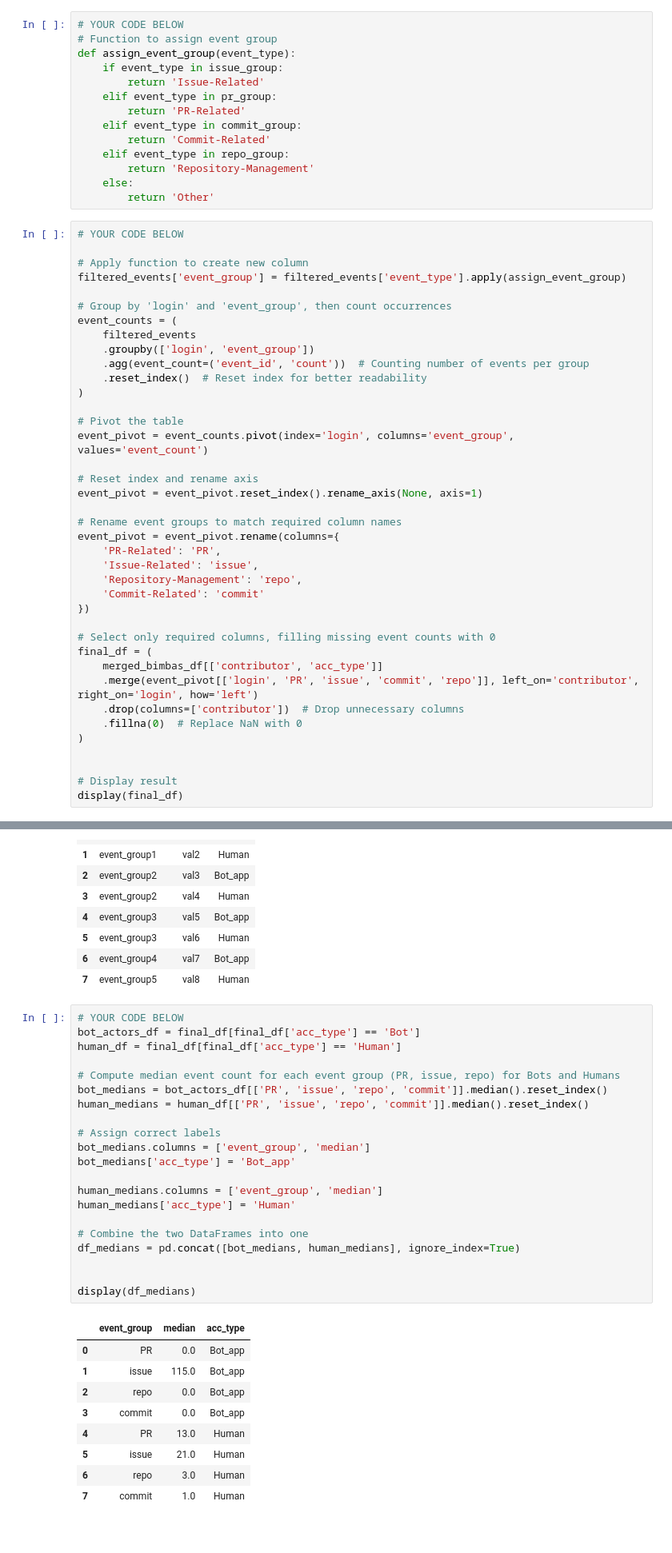
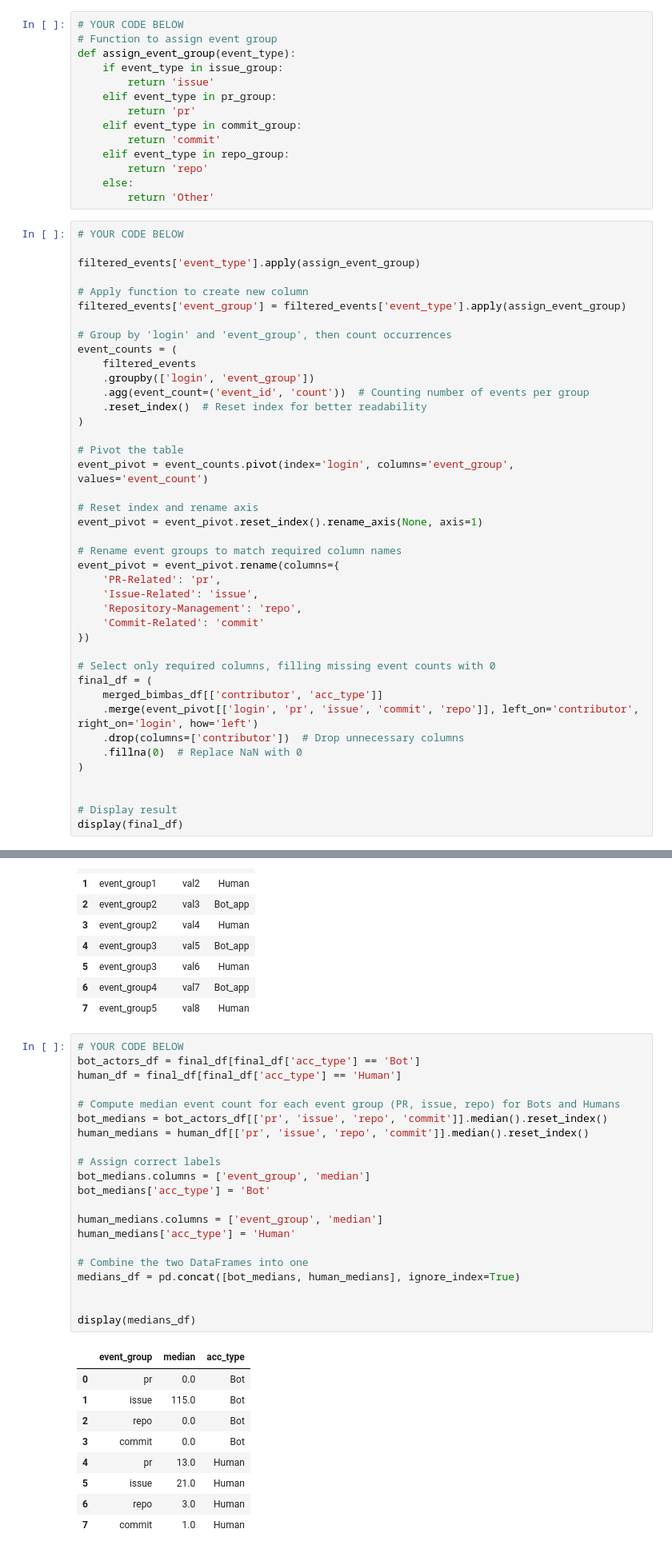
Before and after one commit to ToneskoNewAccount/Software_Evolution_TP_bots, a Jupyter notebook: TP_bots_template.ipynb, the cells around one changed output, grey strips where cells are left out. Shown at 80% size. Saved outputs shown, nothing was run; the diff lists cells and outputs as text.

```diff
--- a/TP_bots_template.ipynb
+++ b/TP_bots_template.ipynb
@@ -427,17 +443,19 @@ repo_group = ['CreateEvent', 'DeleteEvent', 'ForkEvent', 'GollumEvent', 'MemberE
 # Function to assign event group
 def assign_event_group(event_type):
     if event_type in issue_group:
-        return 'Issue-Related'
+        return 'issue'
     elif event_type in pr_group:
-        return 'PR-Related'
+        return 'pr'
     elif event_type in commit_group:
-        return 'Commit-Related'
+        return 'commit'
     elif event_type in repo_group:
-        return 'Repository-Management'
+        return 'repo'
     else:
         return 'Other'
 # %%
 # YOUR CODE BELOW
+
+filtered_events['event_type'].apply(assign_event_group)
 
 # Apply function to create new column
 filtered_events['event_group'] = filtered_events['event_type'].apply(assign_event_group)
@@ -458,7 +476,7 @@ event_pivot = event_pivot.reset_index().rename_axis(None, axis=1)
 
 # Rename event groups to match required column names
 event_pivot = event_pivot.rename(columns={
-    'PR-Related': 'PR',
+    'PR-Related': 'pr',
     'Issue-Related': 'issue',
     'Repository-Management': 'repo',
     'Commit-Related': 'commit'
@@ -467,7 +485,7 @@ event_pivot = event_pivot.rename(columns={
 # Select only required columns, filling missing event counts with 0
 final_df = (
     merged_bimbas_df[['contributor', 'acc_type']]
-    .merge(event_pivot[['login', 'PR', 'issue', 'commit', 'repo']], left_on='contributor', right_on='login', how='left')
+    .merge(event_pivot[['login', 'pr', 'issue', 'commit', 'repo']], left_on='contributor', right_on='login', how='left')
     .drop(columns=['contributor'])  # Drop unnecessary columns
     .fillna(0)  # Replace NaN with 0
 )
@@ -529,31 +547,31 @@ df_medians
 # %%
 # YOUR CODE BELOW
 bot_actors_df = final_df[final_df['acc_type'] == 'Bot']
 human_df = final_df[final_df['acc_type'] == 'Human']
 
 # Compute median event count for each event group (PR, issue, repo) for Bots and Humans
-bot_medians = bot_actors_df[['PR', 'issue', 'repo', 'commit']].median().reset_index()
-human_medians = human_df[['PR', 'issue', 'repo', 'commit']].median().reset_index()
+bot_medians = bot_actors_df[['pr', 'issue', 'repo', 'commit']].median().reset_index()
+human_medians = human_df[['pr', 'issue', 'repo', 'commit']].median().reset_index()
 
 # Assign correct labels
 bot_medians.columns = ['event_group', 'median']
-bot_medians['acc_type'] = 'Bot_app'
+bot_medians['acc_type'] = 'Bot'
 
 human_medians.columns = ['event_group', 'median']
 human_medians['acc_type'] = 'Human'
 
 # Combine the two DataFrames into one
-df_medians = pd.concat([bot_medians, human_medians], ignore_index=True)
+medians_df = pd.concat([bot_medians, human_medians], ignore_index=True)
 
 
-display(df_medians)
+display(medians_df)
 # %% [output]
 |  | event_group | median | acc_type |
-| 0 | PR | 0.0 | Bot_app |
-| 1 | issue | 115.0 | Bot_app |
-| 2 | repo | 0.0 | Bot_app |
-| 3 | commit | 0.0 | Bot_app |
-| 4 | PR | 13.0 | Human |
+| 0 | pr | 0.0 | Bot |
+| 1 | issue | 115.0 | Bot |
+| 2 | repo | 0.0 | Bot |
+| 3 | commit | 0.0 | Bot |
+| 4 | pr | 13.0 | Human |
 | 5 | issue | 21.0 | Human |
 | 6 | repo | 3.0 | Human |
 | 7 | commit | 1.0 | Human |
```
Also changed, not shown: parts of 19 cells of this notebook.
